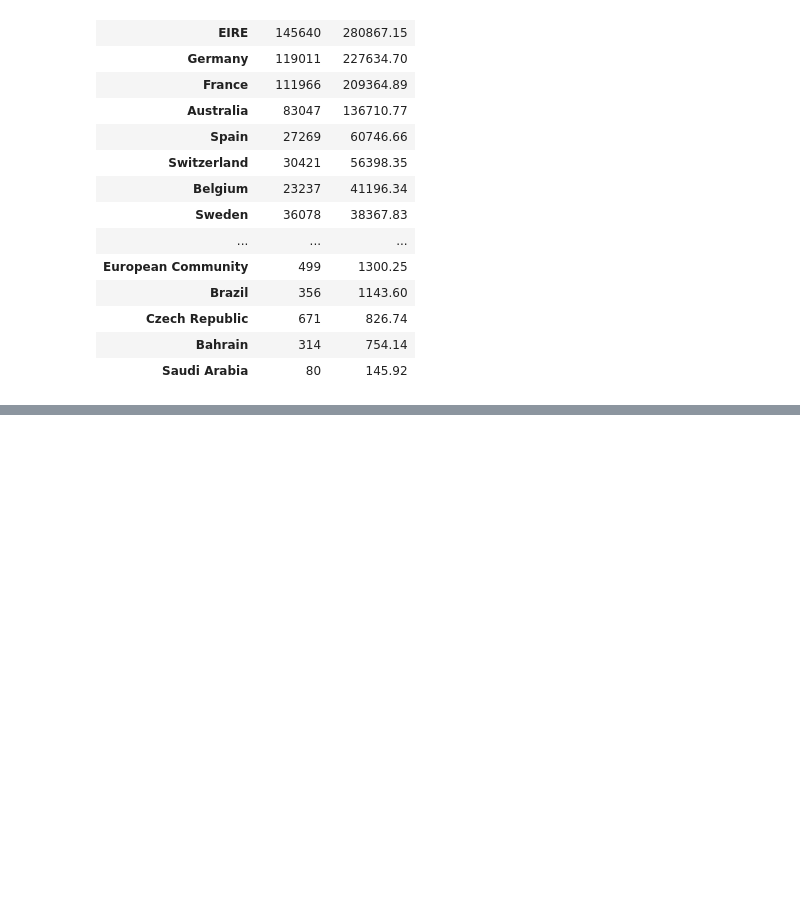
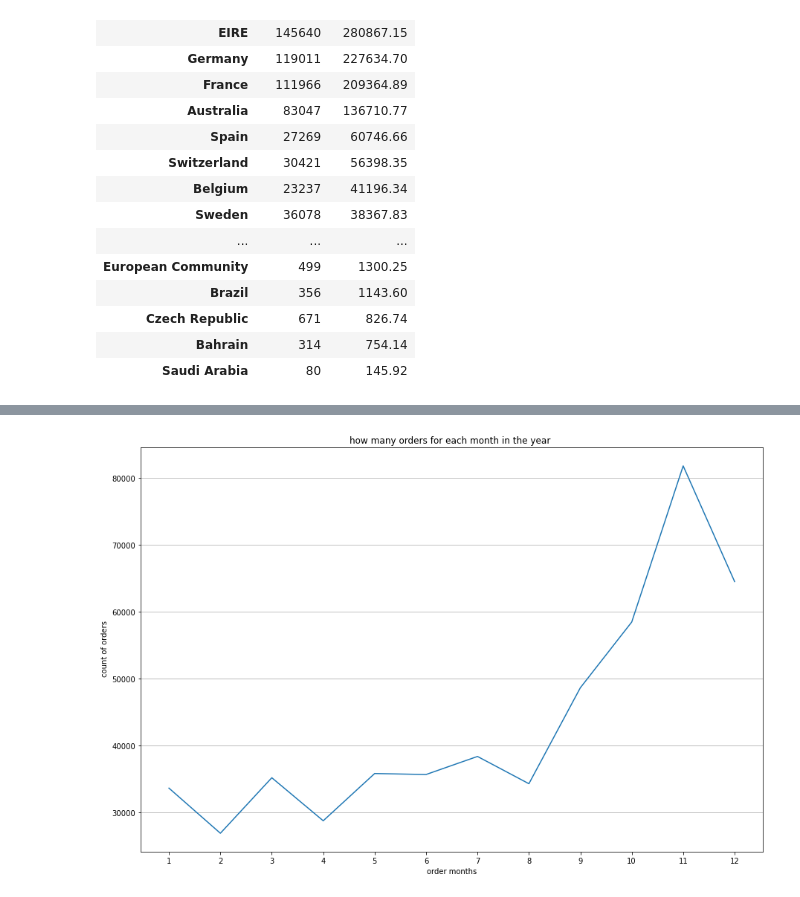
Before and after one commit to abdelrahmanbadoaayad/E-Commerce_EDA, a Jupyter notebook: e-commerce eda.ipynb, the cells around one changed output, grey strips where cells are left out. Drawn from its saved outputs; the diff is of its cells as text; code cells hidden in the pictures; blank space fills up the shorter version.

```diff
--- a/e-commerce eda.ipynb
+++ b/e-commerce eda.ipynb
@@ -402,0 +390,13 @@ plt.show()
+# %%
+months = [month for month , clean in clean.groupby("month")]
+months_range=range(1,13)
+plt.figure(figsize=(15,10))
+plt.plot(months,clean.groupby("month")["Country"].count())
+plt.xticks(months_range)
+plt.xlabel("order months")
+plt.ylabel(" count of orders")
+plt.title("how many orders for each month in the year ")
+plt.grid(axis="y")
+plt.show()
+# %% [output]
+[figure, added]
```
Also changed, not shown: parts of 5 cells of this notebook.
